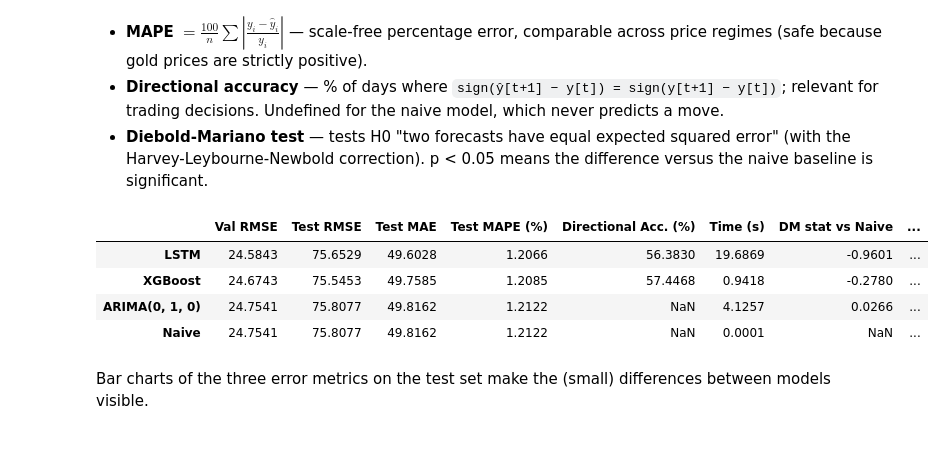
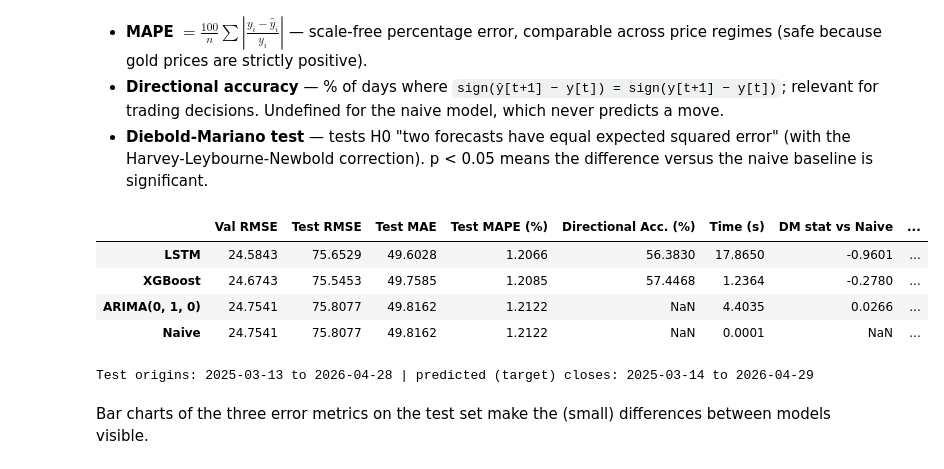
Before and after one commit to LouSens/gold-price-forecast-arima-lstm, a Jupyter notebook: notebooks/gold_price_forecasting.ipynb, the cells around one changed output. Cells and saved outputs as stored; diff of their text form; code cells hidden in the pictures.

```diff
--- a/notebooks/gold_price_forecasting.ipynb
+++ b/notebooks/gold_price_forecasting.ipynb
@@ -752,7 +767,8 @@ for values in itertools.product(*(XGB_GRID[k] for k in keys)):
                          tree_method="hist", random_state=SEED, n_jobs=-1, **params)
     model.fit(train[FEATURES], train["target_return"], eval_set=[(val[FEATURES], val["target_return"])], verbose=False)
     score = rmse(y_val, to_price(cur_val, model.predict(val[FEATURES])))
-    records.append({**params, "best_iteration": model.best_iteration, "val_RMSE": score})
+    records.append({**params, "best_iteration": model.best_iteration, "boosting_rounds": model.best_iteration + 1,
+                    "val_RMSE": score})
     if score < best_score:
         best_score, best_xgb, XGB_PARAMS = score, model, params
 xgb_grid = pd.DataFrame(records).sort_values("val_RMSE").reset_index(drop=True)
@@ -761,5 +777,6 @@ display(xgb_grid.head(8))
 predictions["XGBoost"] = to_price(cur_test, best_xgb.predict(test[FEATURES]))
 val_predictions["XGBoost"] = to_price(cur_val, best_xgb.predict(val[FEATURES]))
 timings["XGBoost"] = time.perf_counter() - t0
-print(f"Best XGBoost params: {XGB_PARAMS} (iterations={best_xgb.best_iteration}) | val RMSE {best_score:.3f} | {timings['XGBoost']:.1f}s")
+print(f"Best XGBoost params: {XGB_PARAMS} | best_iteration={best_xgb.best_iteration} (zero-based) -> "
+      f"{best_xgb.best_iteration + 1} boosting rounds | val RMSE {best_score:.3f} | {timings['XGBoost']:.1f}s")
 # %% [output]
@@ -920,33 +937,38 @@ With `y` the actual next-day close, `ŷ` the forecast and `n` test days:
 # %%
 def diebold_mariano(y, p1, p2, h=1):
     d_ = (np.asarray(y) - np.asarray(p1)) ** 2 - (np.asarray(y) - np.asarray(p2)) ** 2
     n_ = len(d_)
     dm = d_.mean() / np.sqrt(d_.var() / n_)
     dm *= np.sqrt((n_ + 1 - 2 * h + h * (h - 1) / n_) / n_)
     return dm, 2 * stats.t.sf(abs(dm), df=n_ - 1)
 
 
 rows = {}
 for name, pred in predictions.items():
     row = {"Val RMSE": rmse(y_val, val_predictions[name]), "Test RMSE": rmse(y_test, pred), "Test MAE": mae(y_test, pred),
            "Test MAPE (%)": mape(y_test, pred), "Directional Acc. (%)": directional_accuracy(cur_test, y_test, pred),
            "Time (s)": timings[name]}
     if name != "Naive":
         row["DM stat vs Naive"], row["DM p-value"] = diebold_mariano(y_test, pred, predictions["Naive"])
     rows[name] = row
 metrics = pd.DataFrame(rows).T.sort_values("Val RMSE")  # ordered by the selection criterion
 metrics["RMSE vs Naive (%)"] = (metrics["Test RMSE"] / metrics.loc["Naive", "Test RMSE"] - 1) * 100
 display(metrics)
 
 metrics.round(4).to_csv(RESULTS_DIR / "metrics.csv")
-pd.DataFrame({"origin_date": test.index, "actual_next_close": y_test, **predictions}).to_csv(
-    RESULTS_DIR / "test_predictions.csv", index=False)
+# Each forecast made at origin t predicts the close of the next trading day; keep both dates explicit.
+test_target_dates = df.index[df.index.get_indexer(test.index) + 1]
+pd.DataFrame({"origin_date": test.index, "target_date": test_target_dates, "actual_next_close": y_test,
+              **predictions}).to_csv(RESULTS_DIR / "test_predictions.csv", index=False)
+print(f"Test origins: {test.index[0].date()} to {test.index[-1].date()} | "
+      f"predicted (target) closes: {test_target_dates[0].date()} to {test_target_dates[-1].date()}")
 # %% [output]
 |  | Val RMSE | Test RMSE | Test MAE | Test MAPE (%) | Directional Acc. (%) | Time (s) | DM stat vs Naive | ... |
-| LSTM | 24.5843 | 75.6529 | 49.6028 | 1.2066 | 56.3830 | 19.6869 | -0.9601 | ... |
-| XGBoost | 24.6743 | 75.5453 | 49.7585 | 1.2085 | 57.4468 | 0.9418 | -0.2780 | ... |
-| ARIMA(0, 1, 0) | 24.7541 | 75.8077 | 49.8162 | 1.2122 | NaN | 4.1257 | 0.0266 | ... |
+| LSTM | 24.5843 | 75.6529 | 49.6028 | 1.2066 | 56.3830 | 17.8650 | -0.9601 | ... |
+| XGBoost | 24.6743 | 75.5453 | 49.7585 | 1.2085 | 57.4468 | 1.2364 | -0.2780 | ... |
+| ARIMA(0, 1, 0) | 24.7541 | 75.8077 | 49.8162 | 1.2122 | NaN | 4.4035 | 0.0266 | ... |
 | Naive | 24.7541 | 75.8077 | 49.8162 | 1.2122 | NaN | 0.0001 | NaN | ... |
+Test origins: 2025-03-13 to 2026-04-28 | predicted (target) closes: 2025-03-14 to 2026-04-29
 # %% [markdown]
 Bar charts of the three error metrics on the test set make the (small) differences between models visible.
 # %%
```
Also changed, not shown: parts of 15 cells of this notebook, 3 other files.
